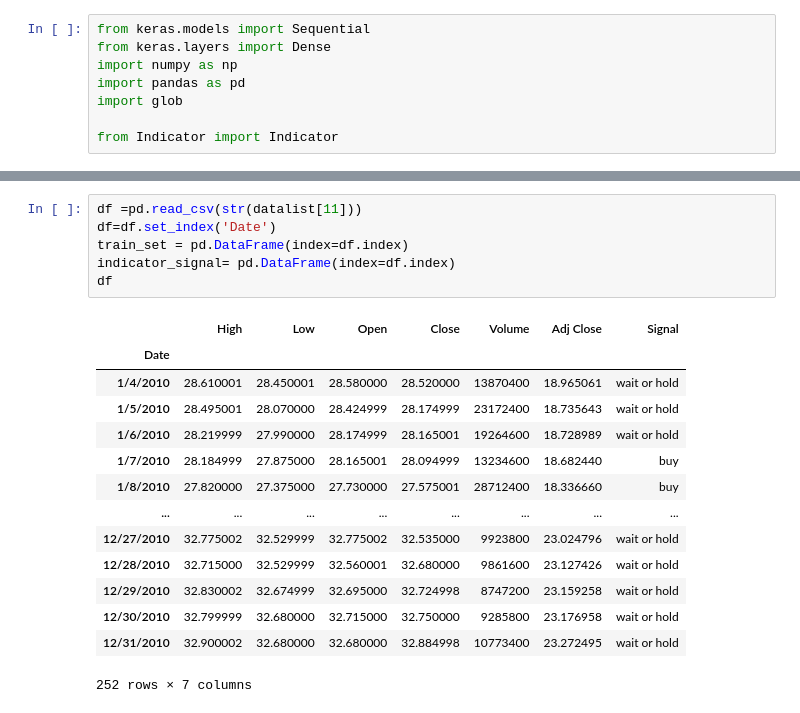
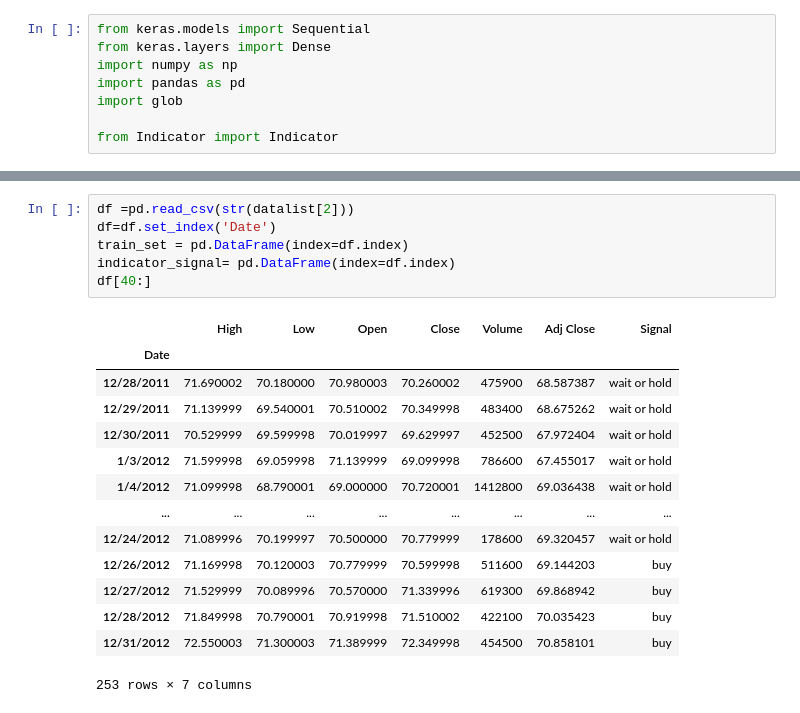
Before and after one commit to ekawitjaidee/Project_Model, a Jupyter notebook: Model.ipynb, the cells around one changed output, grey strips where cells are left out. Cells and saved outputs as stored; diff of their text form.

```diff
--- a/Model.ipynb
+++ b/Model.ipynb
@@ -30,24 +29,24 @@ datalist
  'GT\\MMM(2013,2014).csv',
  'GT\\MMM(2014,2015).csv']
 # %%
-df =pd.read_csv(str(datalist[11]))
+df =pd.read_csv(str(datalist[2]))
 df=df.set_index('Date')
 train_set = pd.DataFrame(index=df.index)
 indicator_signal= pd.DataFrame(index=df.index)
-df
+df[40:]
 # %% [output]
 |  | High | Low | Open | Close | Volume | Adj Close | Signal |
 | Date |  |  |  |  |  |  |  |
-| 1/4/2010 | 28.610001 | 28.450001 | 28.580000 | 28.520000 | 13870400 | 18.965061 | wait or hold |
-| 1/5/2010 | 28.495001 | 28.070000 | 28.424999 | 28.174999 | 23172400 | 18.735643 | wait or hold |
-| 1/6/2010 | 28.219999 | 27.990000 | 28.174999 | 28.165001 | 19264600 | 18.728989 | wait or hold |
-| 1/7/2010 | 28.184999 | 27.875000 | 28.165001 | 28.094999 | 13234600 | 18.682440 | buy |
-| 1/8/2010 | 27.820000 | 27.375000 | 27.730000 | 27.575001 | 28712400 | 18.336660 | buy |
+| 12/28/2011 | 71.690002 | 70.180000 | 70.980003 | 70.260002 | 475900 | 68.587387 | wait or hold |
+| 12/29/2011 | 71.139999 | 69.540001 | 70.510002 | 70.349998 | 483400 | 68.675262 | wait or hold |
+| 12/30/2011 | 70.529999 | 69.599998 | 70.019997 | 69.629997 | 452500 | 67.972404 | wait or hold |
+| 1/3/2012 | 71.599998 | 69.059998 | 71.139999 | 69.099998 | 786600 | 67.455017 | wait or hold |
+| 1/4/2012 | 71.099998 | 68.790001 | 69.000000 | 70.720001 | 1412800 | 69.036438 | wait or hold |
 | ... | ... | ... | ... | ... | ... | ... | ... |
-| 12/27/2010 | 32.775002 | 32.529999 | 32.775002 | 32.535000 | 9923800 | 23.024796 | wait or hold |
-| 12/28/2010 | 32.715000 | 32.529999 | 32.560001 | 32.680000 | 9861600 | 23.127426 | wait or hold |
-| 12/29/2010 | 32.830002 | 32.674999 | 32.695000 | 32.724998 | 8747200 | 23.159258 | wait or hold |
-| 12/30/2010 | 32.799999 | 32.680000 | 32.715000 | 32.750000 | 9285800 | 23.176958 | wait or hold |
-| 12/31/2010 | 32.900002 | 32.680000 | 32.680000 | 32.884998 | 10773400 | 23.272495 | wait or hold |
+| 12/24/2012 | 71.089996 | 70.199997 | 70.500000 | 70.779999 | 178600 | 69.320457 | wait or hold |
+| 12/26/2012 | 71.169998 | 70.120003 | 70.779999 | 70.599998 | 511600 | 69.144203 | buy |
+| 12/27/2012 | 71.529999 | 70.089996 | 70.570000 | 71.339996 | 619300 | 69.868942 | buy |
+| 12/28/2012 | 71.849998 | 70.790001 | 70.919998 | 71.510002 | 422100 | 70.035423 | buy |
+| 12/31/2012 | 72.550003 | 71.300003 | 71.389999 | 72.349998 | 454500 | 70.858101 | buy |
-252 rows × 7 columns
+253 rows × 7 columns
 # %%
```
Also changed, not shown: parts of 5 cells of this notebook, 1 other file.
